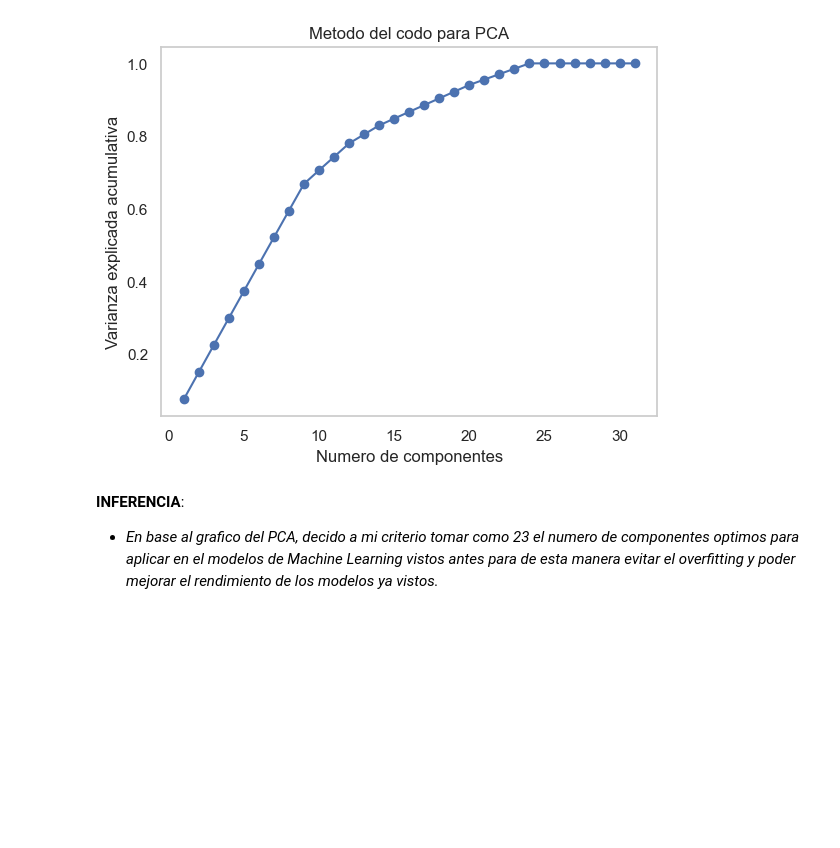
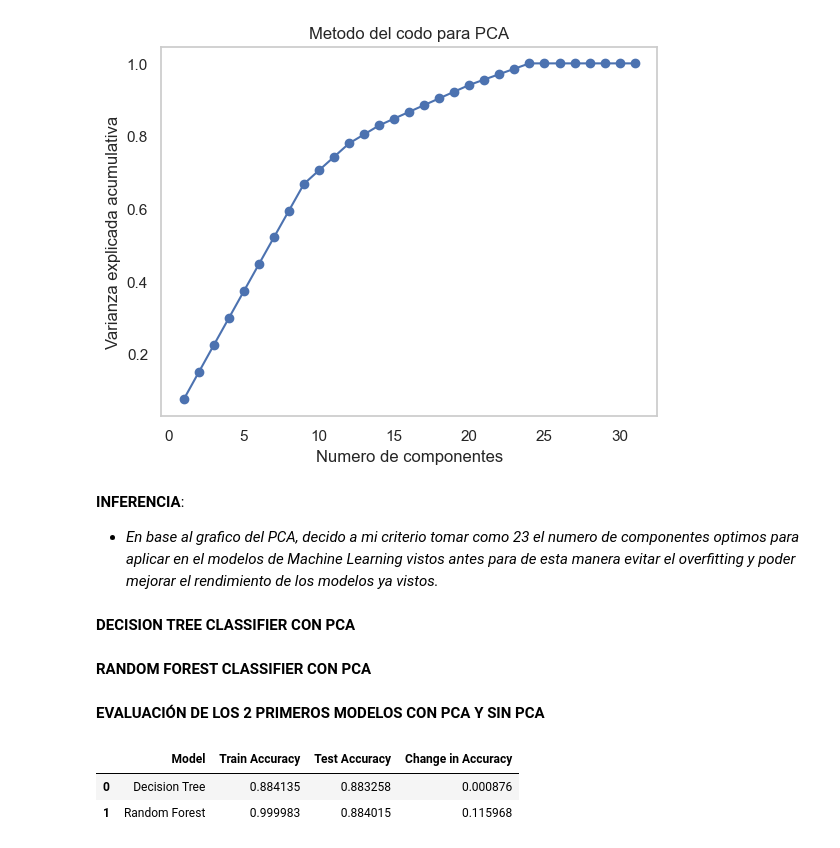
Before and after one commit to alexdaniel-23/Loan-Default-Prediction-Dataset, a Jupyter notebook: morosidad_prestamos.ipynb, the cells around one changed output. Saved outputs shown, nothing was run; the diff lists cells and outputs as text; code cells hidden in the pictures; blank space fills up the shorter version.

```diff
--- a/morosidad_prestamos.ipynb
+++ b/morosidad_prestamos.ipynb
@@ -652,0 +657,46 @@ plt.show()
+# %%
+pca= PCA(n_components=23)
+X_train_transformed= pca.fit_transform(X_train_transformed)
+X_test_transformed= pca.transform(X_test_transformed)
+# %%
+model_list=["Decision Tree","Random Forest"]
+train_accuracy_list=[]
+test_accuracy_list=[]
+# %% [markdown]
+**DECISION TREE CLASSIFIER CON PCA**
+# %%
+#Decision Tree Classifier
+
+dt_classifier.fit(X_train_transformed,y_train)
+#--------------------------------------------------------------------
+dt_train_pred = dt_classifier.predict(X_train_transformed)
+dt_test_pred = dt_classifier.predict(X_test_transformed)
+#-------------------------------------------------------------------
+dt_train_accuracy = accuracy_score(y_train, dt_train_pred)
+dt_test_accuracy = accuracy_score(y_test, dt_test_pred)
+#-------------------------------------------------------------------
+train_accuracy_list.append(dt_train_accuracy)
+test_accuracy_list.append(dt_test_accuracy)
+# %% [markdown]
+**RANDOM FOREST CLASSIFIER CON PCA**
+# %%
+#Random Forest Classifier
+
+rf_classifier.fit(X_train_transformed,y_train)
+rf_train_pred=rf_classifier.predict(X_train_transformed)
+rf_test_pred=rf_classifier.predict(X_test_transformed)
+#-------------------------------------------------------------------
+rf_train_accuracy = accuracy_score(y_train, rf_train_pred)
+rf_test_accuracy = accuracy_score(y_test, rf_test_pred)
+#-------------------------------------------------------------------
+train_accuracy_list.append(rf_train_accuracy)
+test_accuracy_list.append(rf_test_accuracy)
+# %% [markdown]
+**EVALUACIÓN DE LOS 2 PRIMEROS MODELOS CON PCA Y SIN PCA**
+# %%
+df_accuracy=pd.DataFrame({"Model":model_list,"Train Accuracy":train_accuracy_list,"Test Accuracy":test_accuracy_list,"Change in Accuracy":[abs(x - y) for x, y in zip(train_accuracy_list, test_accuracy_list)]})
+df_accuracy
+# %% [output]
+|  | Model | Train Accuracy | Test Accuracy | Change in Accuracy |
+| 0 | Decision Tree | 0.884135 | 0.883258 | 0.000876 |
+| 1 | Random Forest | 0.999983 | 0.884015 | 0.115968 |
```
Also changed, not shown: parts of 2 cells of this notebook.
